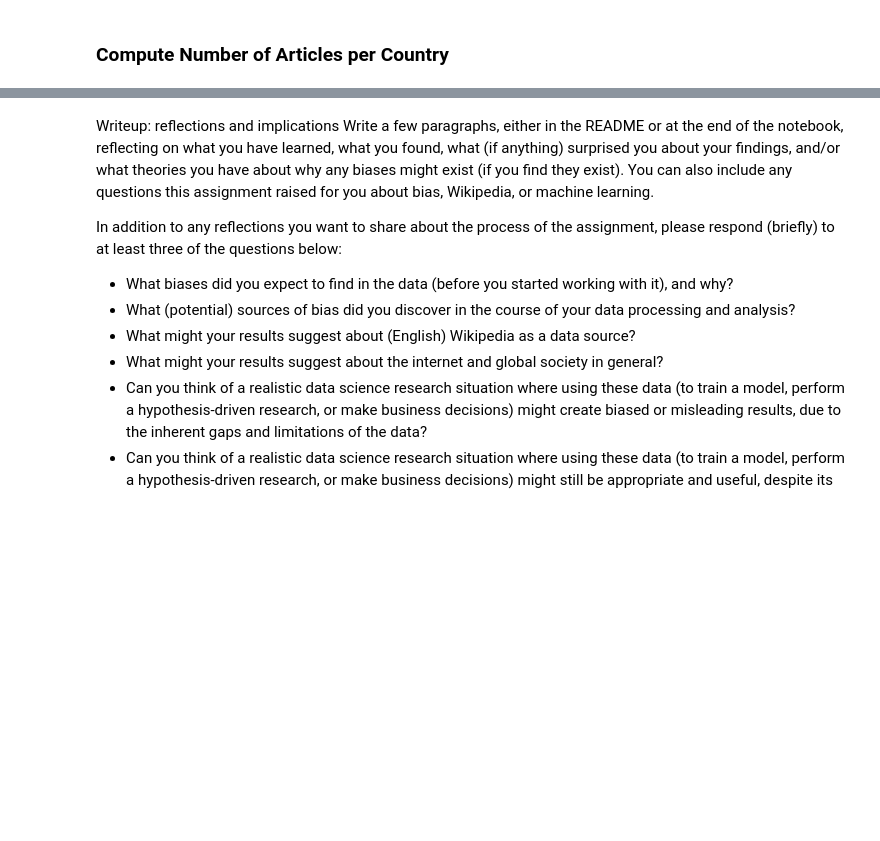
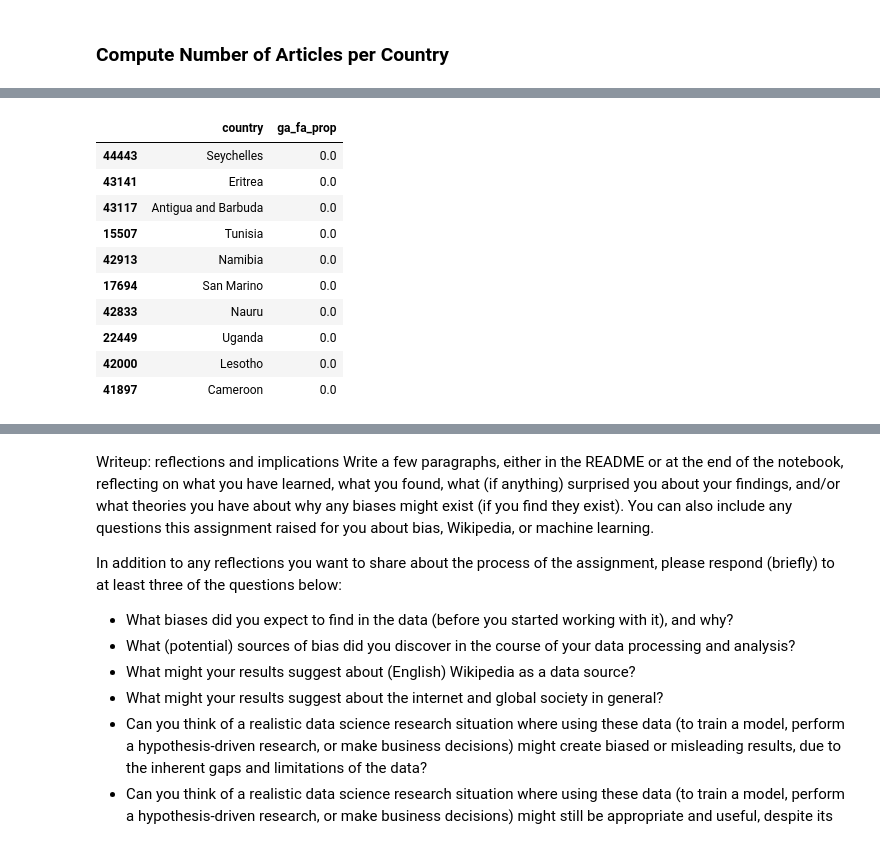
Before and after one commit to jstremme/DATA512-Research, a Jupyter notebook: a2/wiki_politician_page_country_population_analysis.ipynb, the cells around one changed output, grey strips where cells are left out. Cells and saved outputs as stored; diff of their text form; code cells hidden in the pictures; blank space fills up the shorter version.

```diff
--- a/a2/Untitled.ipynb
+++ b/a2/wiki_politician_page_country_population_analysis.ipynb
@@ -163,0 +220,15 @@ Reminder: you will find the list of geographic regions, which countries are in e
+# %%
+wp_country_df[['country', 'ga_fa_prop']].drop_duplicates()\
+                                        .sort_values('ga_fa_prop', ascending=True).head(10)
+# %% [output]
+|  | country | ga_fa_prop |
+| 44443 | Seychelles | 0.0 |
+| 43141 | Eritrea | 0.0 |
+| 43117 | Antigua and Barbuda | 0.0 |
+| 15507 | Tunisia | 0.0 |
+| 42913 | Namibia | 0.0 |
+| 17694 | San Marino | 0.0 |
+| 42833 | Nauru | 0.0 |
+| 22449 | Uganda | 0.0 |
+| 42000 | Lesotho | 0.0 |
+| 41897 | Cameroon | 0.0 |
```
Also changed, not shown: parts of 38 cells of this notebook.
